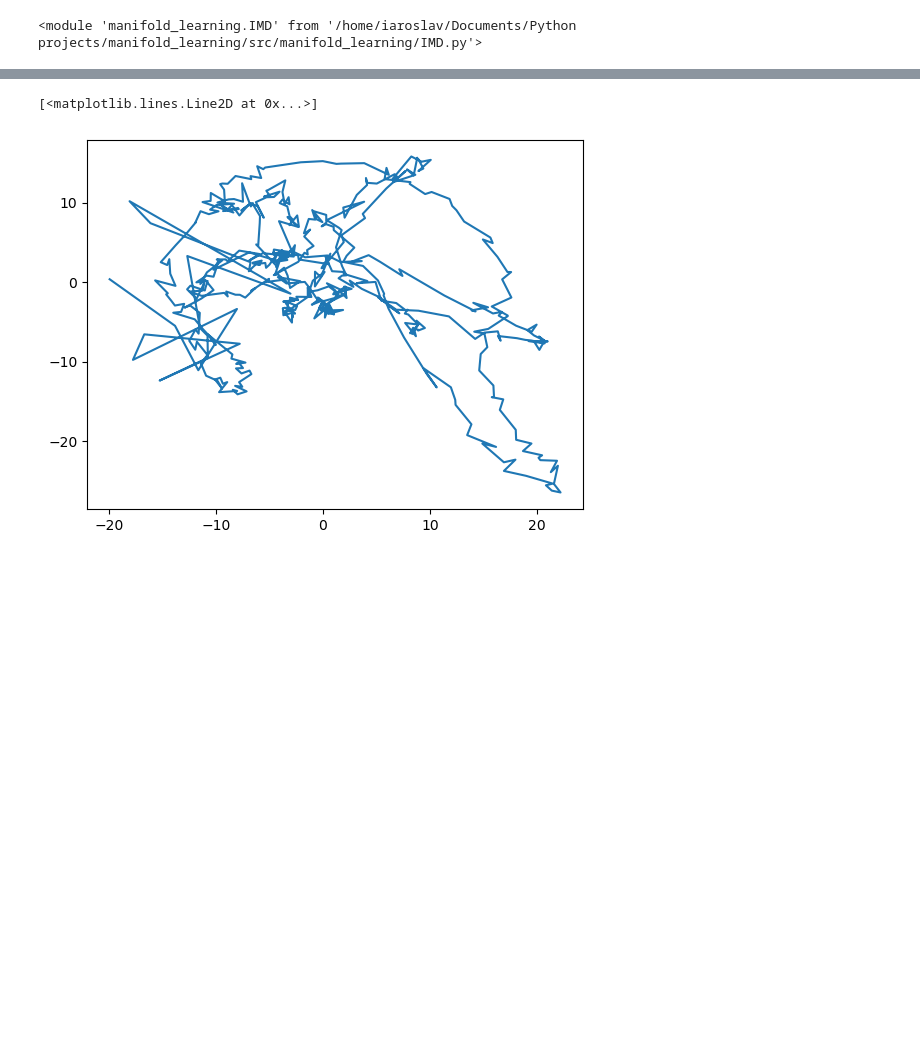
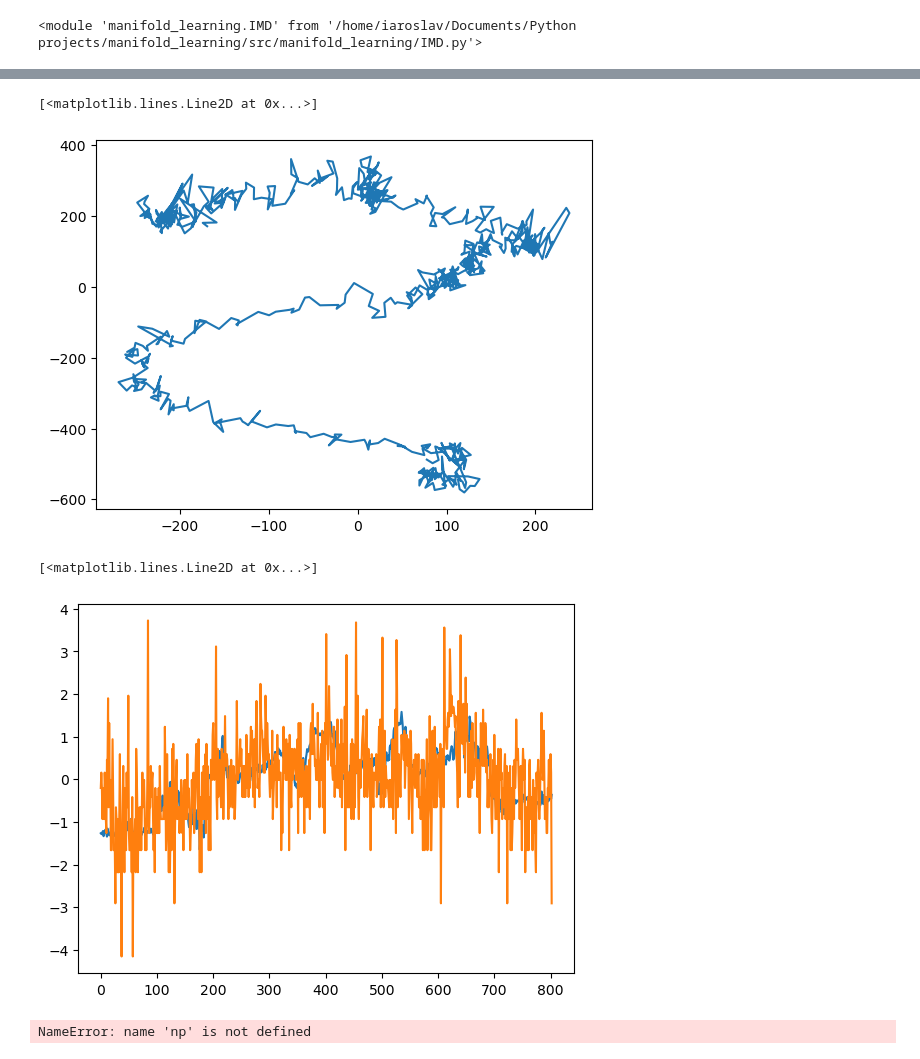
Before and after one commit to z7743/manifold_learning, a Jupyter notebook: notebooks/test.ipynb, the cells around one changed output, grey strips where cells are left out. Cells and saved outputs as stored; diff of their text form; code cells hidden in the pictures; blank space fills up the shorter version.

```diff
--- a/notebooks/test.ipynb
+++ b/notebooks/test.ipynb
@@ -91,8 +95,18 @@ plt.plot(trainer.get_loss_history()[:])
 # %%
-plt.plot(trainer.predict(X)[:,0,0],trainer.predict(X)[:,0,1])
+plt.plot(trainer.predict(X)[:,3,2],trainer.predict(X)[:,3,1])
 # %% [output]
 [<matplotlib.lines.Line2D at 0x...>]
-[figure, old version]
+[figure, new version]
 # %%
 
 unmixed = trainer.predict(X)
+# %%
+plt.plot(trainer.generate(X[:],20,20,1)[1][:,3333].cpu().detach().numpy())
+plt.plot(X[:,3333])
+# %% [output]
+[<matplotlib.lines.Line2D at 0x...>]
+[figure, added]
+# %%
+X_pred = np.array([trainer.generate(X[:],20,20,i)[1].cpu().detach().numpy()[-100:] for i in range(1,75)])
+# %% [output]
+NameError: name 'np' is not defined
```
Also changed, not shown: parts of 27 cells of this notebook, 3 other files.
